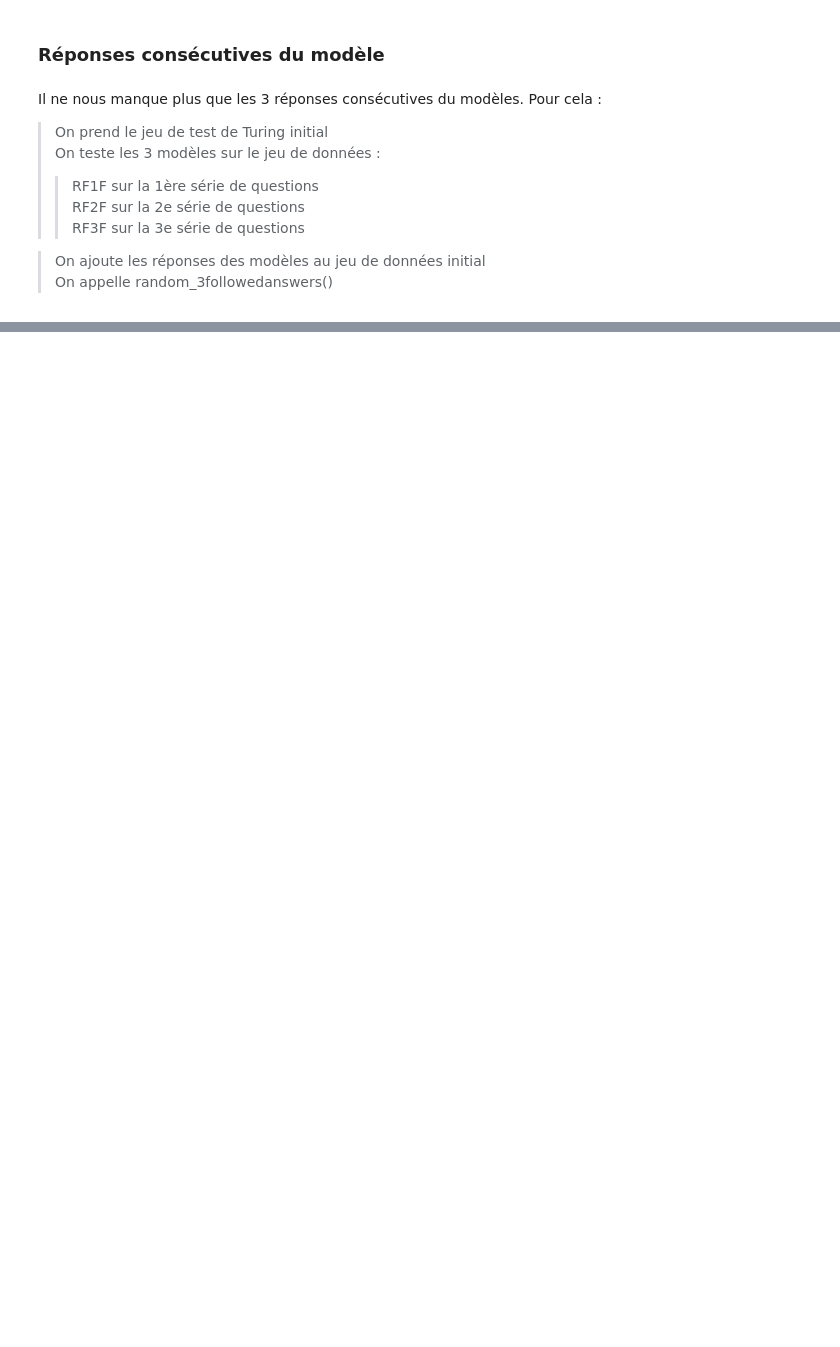
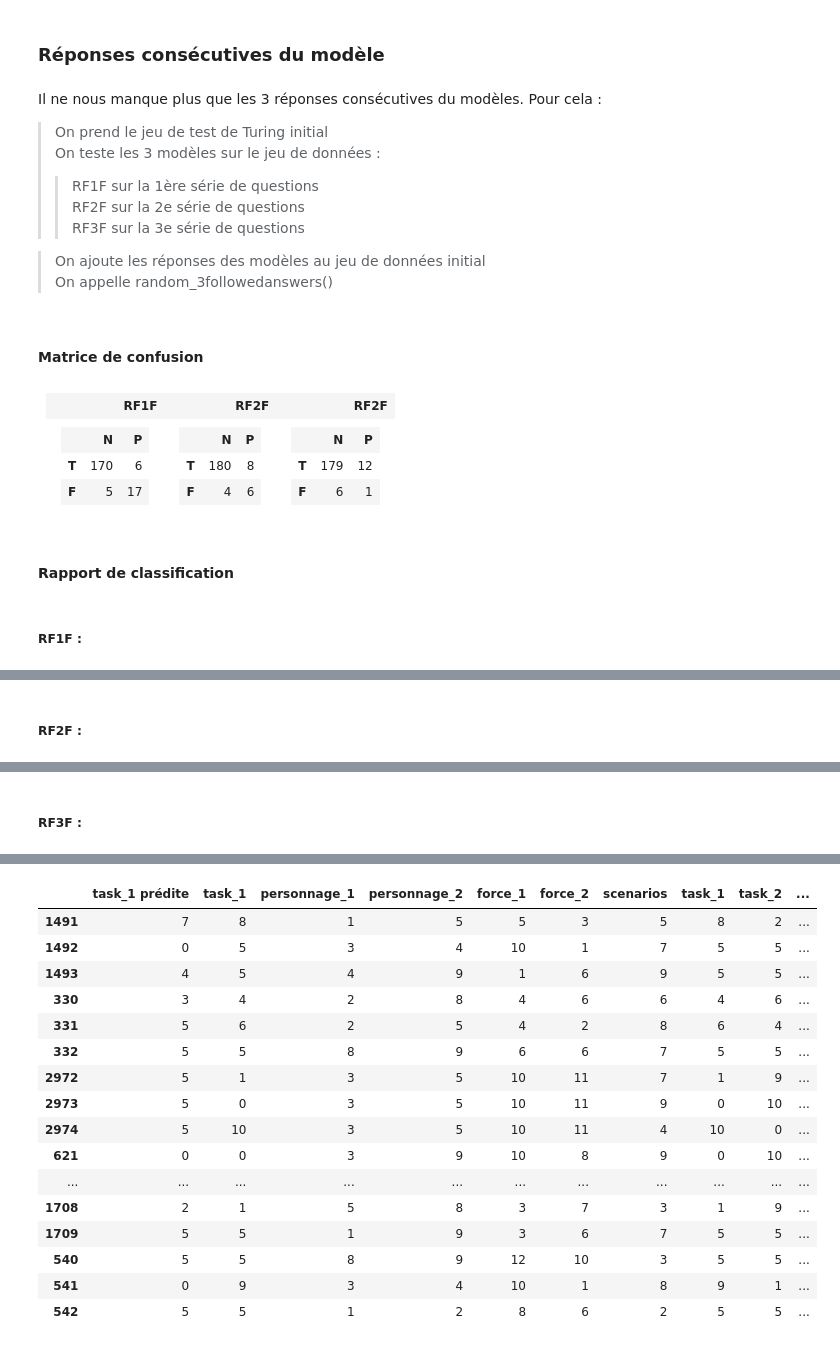
Before and after one commit to SandraVict0r/Morale-XGB-model, a Jupyter notebook: Turing_TestV2.ipynb, the cells around one changed output, grey strips where cells are left out. Drawn from its saved outputs; the diff is of its cells as text; code cells hidden in the pictures; blank space fills up the shorter version.

Commit message:
Ajout de la fonction de prédiction du model

```diff
--- a/Turing_TestV2.ipynb
+++ b/Turing_TestV2.ipynb
@@ -186,0 +197,18 @@ def random_3consecutiveanswers(df):
+# %%
+def md_classification_report(head_names, metrics_names, report) :
+
+    md_table = "<table><tr>"
+
+    for name in head_names :
+        md_table += "<th>" + name + "</th>"
+
+    md_table += "</tr>"
+
+    for i in range(11) :
+        md_table += "<tr><th>" + str(i) +"</th>"
+        for metrics in metrics_names :
+            md_table += "<td>" + str(round(report[str(i)][metrics], 2)) + "</td>"
+        md_table += "</tr>"
+
+    md_table += "<tr><th> Accuracy </th><td></td><td></td><td></td><th>" + str(round(report["accuracy"], 2)) + "</th></tr></table>"
+    return md_table
@@ -706,5 +891,12 @@ Il ne nous manque plus que les 3 réponses consécutives du modèles. Pour cela
 > On ajoute les réponses des modèles au jeu de données initial
 > On appelle random_3followedanswers()
 # %%
-#On prend le jeu de test de Turing initial
-model_prediction = turing.copy()
+turing_dataset = turing.copy()
+result = model_prediction(turing_dataset, RF1F, RF2F, RF3F)
+consR_answers = random_3consecutiveanswers(result)
+consR_answers
+# %% [output]
+#### Matrice de confusion
+<table><tr><th>RF1F</th><th>RF2F</th><th>RF2F</th></tr><tr><td><table><tr><th></th><th>N</th><th>P</th></tr><tr><th>T</th><td> 170 </td><td> 6 </td></tr><tr><th>F</th><td> 5 </td><td> 17 </td></tr></table> </td><td><table><tr><th></th><th>N</th><th>P</th></tr><tr><th>T</th><td> 180 </td><td> 8 </td></tr><tr><th>F</th><td> 4 </td><td> 6 </td></tr></table> </td><td><table><tr><th></th><th>N</th><th>P</th></tr><tr><th>T</th><td> 179 </td><td> 12 </td></tr><tr><th>F</th><td> 6 </td><td> 1 </td></tr></table> </tr></td></table>
+#### Rapport de classification
+##### RF1F :
@@ -710,0 +904 @@ model_prediction = turing.copy()
+##### RF2F :
@@ -710,0 +906 @@ model_prediction = turing.copy()
+##### RF3F :
@@ -710,0 +908,17 @@ model_prediction = turing.copy()
+|  | task_1 prédite | task_1 | personnage_1 | personnage_2 | force_1 | force_2 | scenarios | task_1 | task_2 | ... |
+| 1491 | 7 | 8 | 1 | 5 | 5 | 3 | 5 | 8 | 2 | ... |
+| 1492 | 0 | 5 | 3 | 4 | 10 | 1 | 7 | 5 | 5 | ... |
+| 1493 | 4 | 5 | 4 | 9 | 1 | 6 | 9 | 5 | 5 | ... |
+| 330 | 3 | 4 | 2 | 8 | 4 | 6 | 6 | 4 | 6 | ... |
+| 331 | 5 | 6 | 2 | 5 | 4 | 2 | 8 | 6 | 4 | ... |
+| 332 | 5 | 5 | 8 | 9 | 6 | 6 | 7 | 5 | 5 | ... |
+| 2972 | 5 | 1 | 3 | 5 | 10 | 11 | 7 | 1 | 9 | ... |
+| 2973 | 5 | 0 | 3 | 5 | 10 | 11 | 9 | 0 | 10 | ... |
+| 2974 | 5 | 10 | 3 | 5 | 10 | 11 | 4 | 10 | 0 | ... |
+| 621 | 0 | 0 | 3 | 9 | 10 | 8 | 9 | 0 | 10 | ... |
+| ... | ... | ... | ... | ... | ... | ... | ... | ... | ... | ... |
+| 1708 | 2 | 1 | 5 | 8 | 3 | 7 | 3 | 1 | 9 | ... |
+| 1709 | 5 | 5 | 1 | 9 | 3 | 6 | 7 | 5 | 5 | ... |
+| 540 | 5 | 5 | 8 | 9 | 12 | 10 | 3 | 5 | 5 | ... |
+| 541 | 0 | 9 | 3 | 4 | 10 | 1 | 8 | 9 | 1 | ... |
+| 542 | 5 | 5 | 1 | 2 | 8 | 6 | 2 | 5 | 5 | ... |
```
Also changed, not shown: parts of 19 cells of this notebook.
